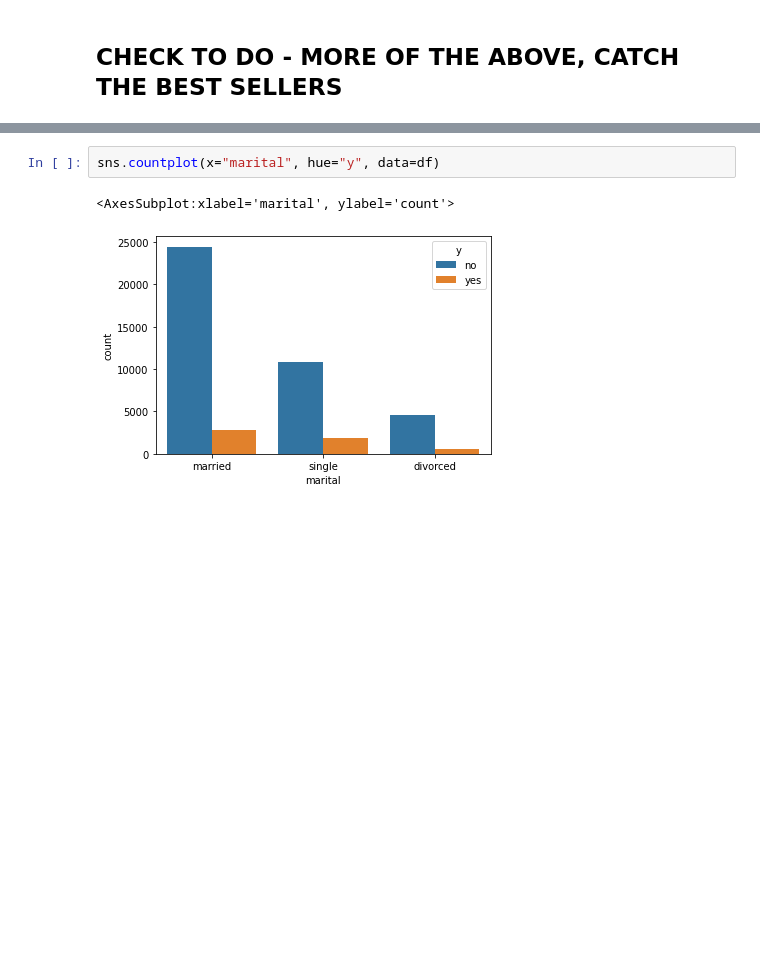
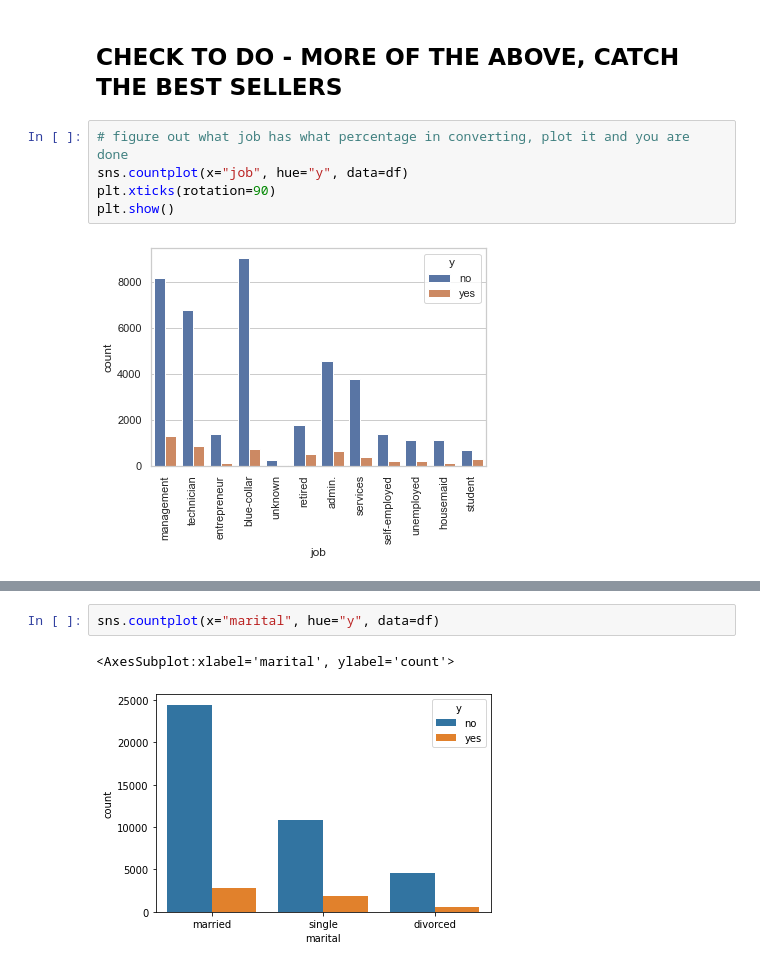
Before and after one commit to andreastgram/ds_banking, a Jupyter notebook: ds_banking.ipynb, the cells around one changed output, grey strips where cells are left out. Saved outputs shown, nothing was run; the diff lists cells and outputs as text; blank space fills up the shorter version.

```diff
--- a/ds_banking.ipynb
+++ b/ds_banking.ipynb
@@ -158,2 +179,9 @@ sns.displot(df[df['age'] > 60], x="age", hue="y", multiple="stack")
 # %% [markdown]
 ## CHECK TO DO - MORE OF THE ABOVE, CATCH THE BEST SELLERS
+# %%
+# figure out what job has what percentage in converting, plot it and you are done
+sns.countplot(x="job", hue="y", data=df)
+plt.xticks(rotation=90)
+plt.show()
+# %% [output]
+[figure, added]
```
Also changed, not shown: parts of 18 cells of this notebook.
